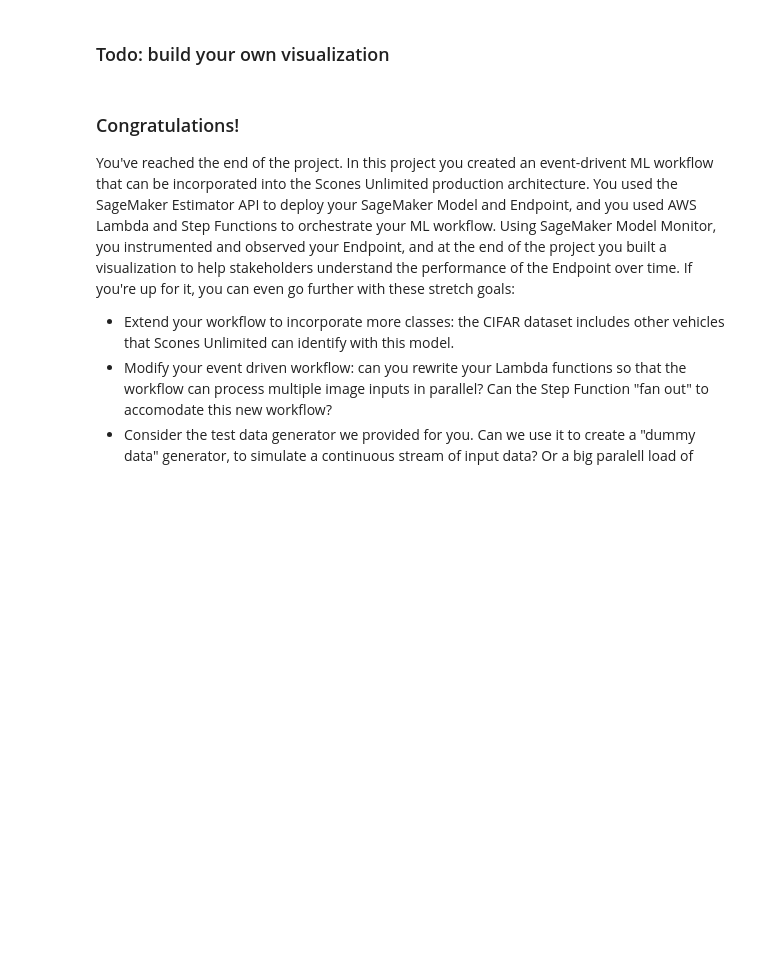
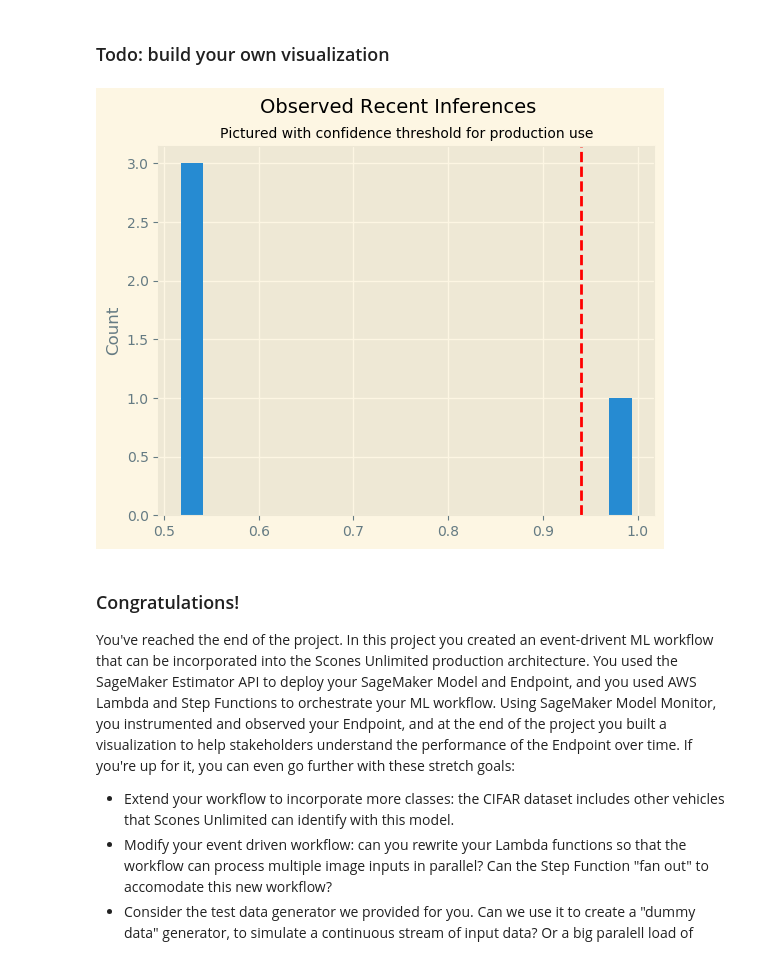
Before and after one commit to XenonGoblin/AWS_ML2_MLWorkflow, a Jupyter notebook: starter.ipynb, the cells around one changed output. Drawn from its saved outputs; the diff is of its cells as text; code cells hidden in the pictures; blank space fills up the shorter version.

```diff
--- a/starter.ipynb
+++ b/starter.ipynb
@@ -726,5 +749,15 @@ plt.gcf().autofmt_xdate()
 # %% [markdown]
 ### Todo: build your own visualization
+# %%
+# plot the data in a histogram
+plt.hist(y, bins=20)
+plt.axvline(x=0.94, color='r', linestyle='--')
+plt.ylabel("Count")
+plt.suptitle("Observed Recent Inferences", size=14)
+plt.title("Pictured with confidence threshold for production use", size=10)
+plt.show()
+# %% [output]
+[figure, added]
 # %% [markdown]
 ### Congratulations!
 
```
Also changed, not shown: parts of 11 cells of this notebook, 1 other file.
